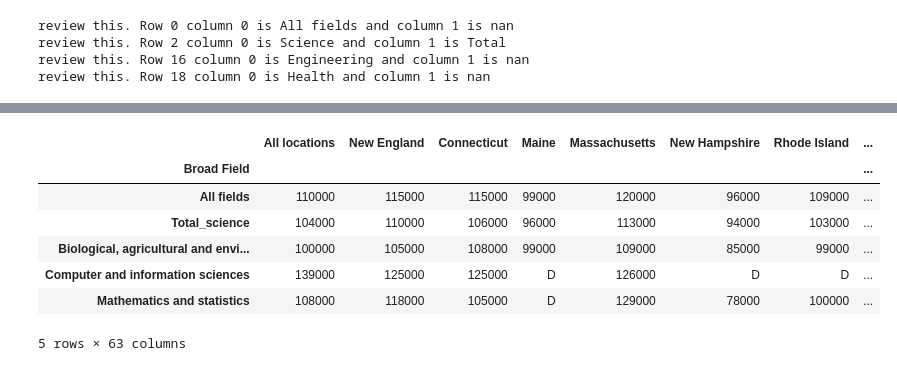
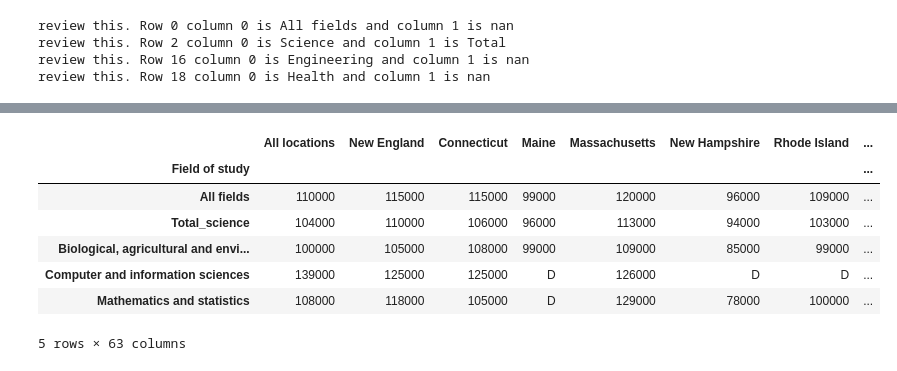
Before and after one commit to rick-stephenson/Capstone2PHD, a Jupyter notebook: Notebooks/Doctorate_salaries_locations.ipynb, the cells around one changed output, grey strips where cells are left out. Saved outputs shown, nothing was run; the diff lists cells and outputs as text; code cells hidden in the pictures.

Commit message:
First two tables done

```diff
--- a/Notebooks/Doctorate_salaries_locations.ipynb
+++ b/Notebooks/Doctorate_salaries_locations.ipynb
@@ -315,12 +334,12 @@ number of these rows that have nan in col 0 10
 locationsDF.drop(locationsDF.index[locationsDF['placeholder3'] == 'SE'], inplace = True)
 locationsDF.drop('placeholder3', axis = 1, inplace = True)
 # %%
-locationsDF.rename(columns={'placeholder2': 'Broad Field'}, inplace = True)
-locationsDF.set_index('Broad Field', inplace = True)
+locationsDF.rename(columns={'placeholder2': 'Field of study'}, inplace = True)
+locationsDF.set_index('Field of study', inplace = True)
 locationsDF.head()
 # %% [output]
 |  | All locations | New England | Connecticut | Maine | Massachusetts | New Hampshire | Rhode Island | ... |
-| Broad Field |  |  |  |  |  |  |  | ... |
+| Field of study |  |  |  |  |  |  |  | ... |
 | All fields | 110000 | 115000 | 115000 | 99000 | 120000 | 96000 | 109000 | ... |
 | Total_science | 104000 | 110000 | 106000 | 96000 | 113000 | 94000 | 103000 | ... |
 | Biological, agricultural and envi... | 100000 | 105000 | 108000 | 99000 | 109000 | 85000 | 99000 | ... |
```
Also changed, not shown: parts of 7 cells of this notebook, 1 other file.
